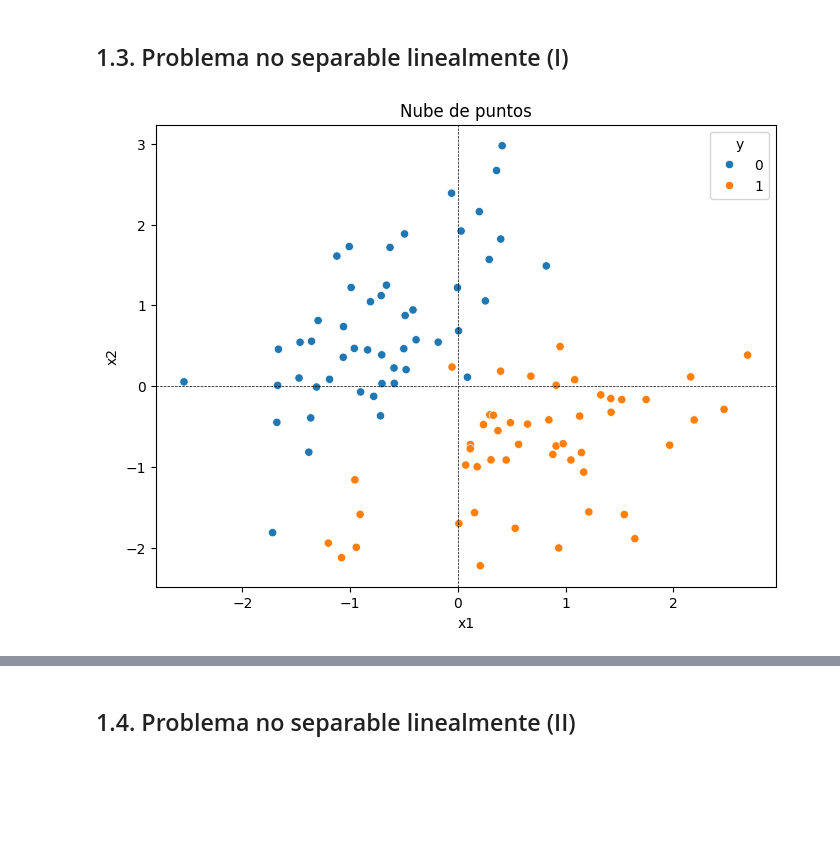
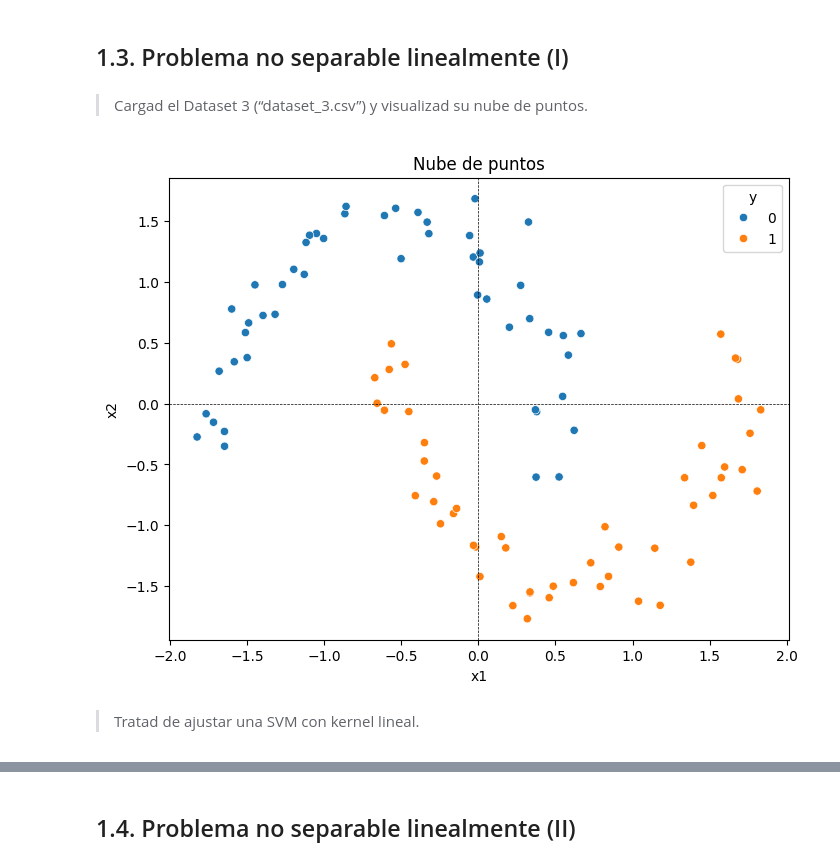
Before and after one commit to mateofra/AAS, a Jupyter notebook: Prácticas/Practica_2/P2.ipynb, the cells around one changed output, grey strips where cells are left out. Cells and saved outputs as stored; diff of their text form; code cells hidden in the pictures; blank space fills up the shorter version.

```diff
--- a/Prácticas/Practica_2/P2.ipynb
+++ b/Prácticas/Practica_2/P2.ipynb
@@ -64,8 +68,8 @@ def plot_manual(data,m=None,C=None):
     if m !=None and C != None:
         x_vals = np.linspace(min(data['x1']), max(data['x1']), 100)
         y_vals = m * x_vals + C
-        plt.plot(x_vals, y_vals, "k--", label="Hiperplano manual")
-
+        plt.plot(x_vals, y_vals, "k--", label=f"Hiperplano manual\nm: y = {m}x + {C}")
+        plt.legend()
     plt.show()
 # %%
 plot_manual(dataset_1)
@@ -184,12 +202,16 @@ Score: None
 [figure]
 # %% [markdown]
 ## 1.3. Problema no separable linealmente (I)
+# %% [markdown]
+> Cargad el Dataset 3 (“dataset_3.csv”) y visualizad su nube de puntos.
 # %%
 dataset_3 = pd.read_csv("dataset_3.csv")
 # %%
-plot_manual(dataset_2)
+plot_manual(dataset_3)
 # %% [output]
-[figure, old version]
+[figure, new version]
+# %% [markdown]
+> Tratad de ajustar una SVM con kernel lineal.
 # %%
 X = dataset_3[["x1", "x2"]]
 y = dataset_3["y"]
```
Also changed, not shown: parts of 35 cells of this notebook.
